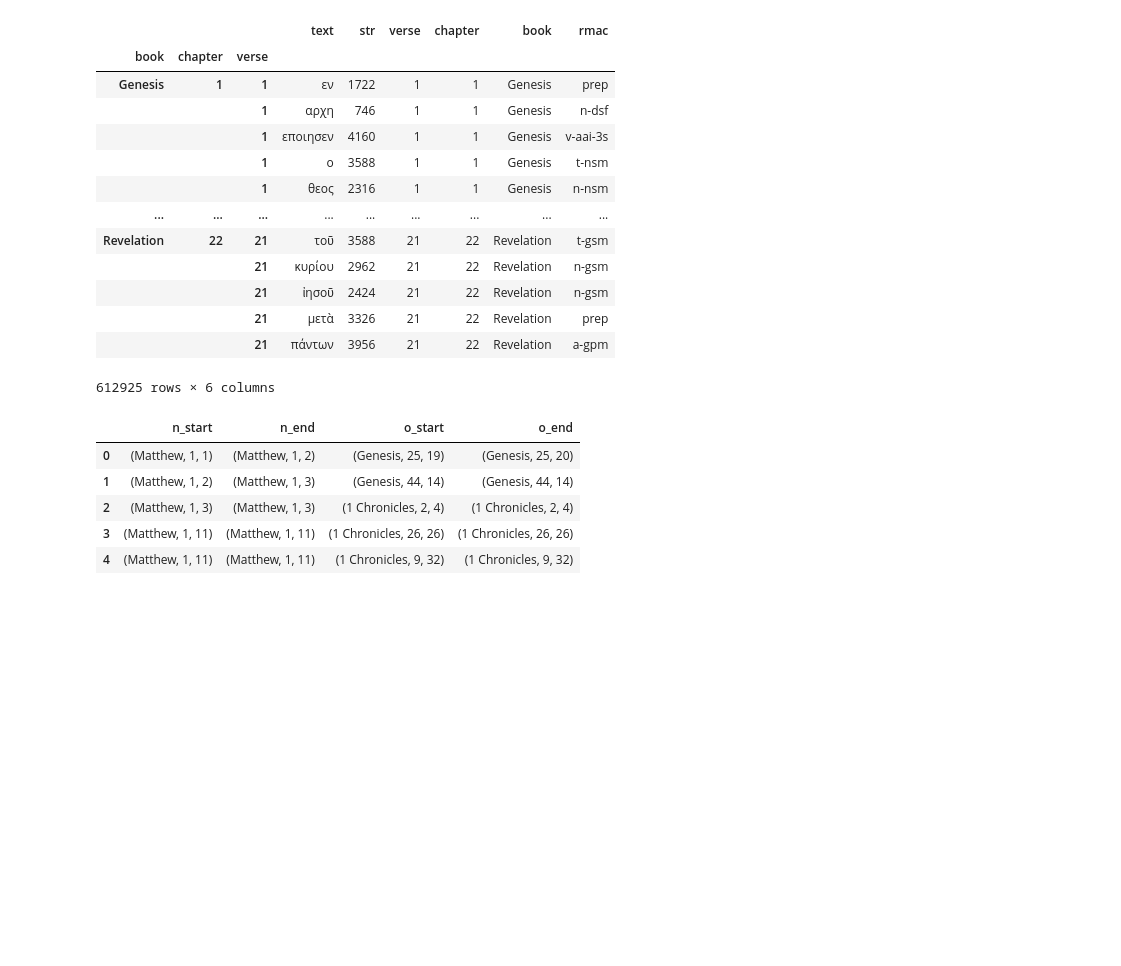
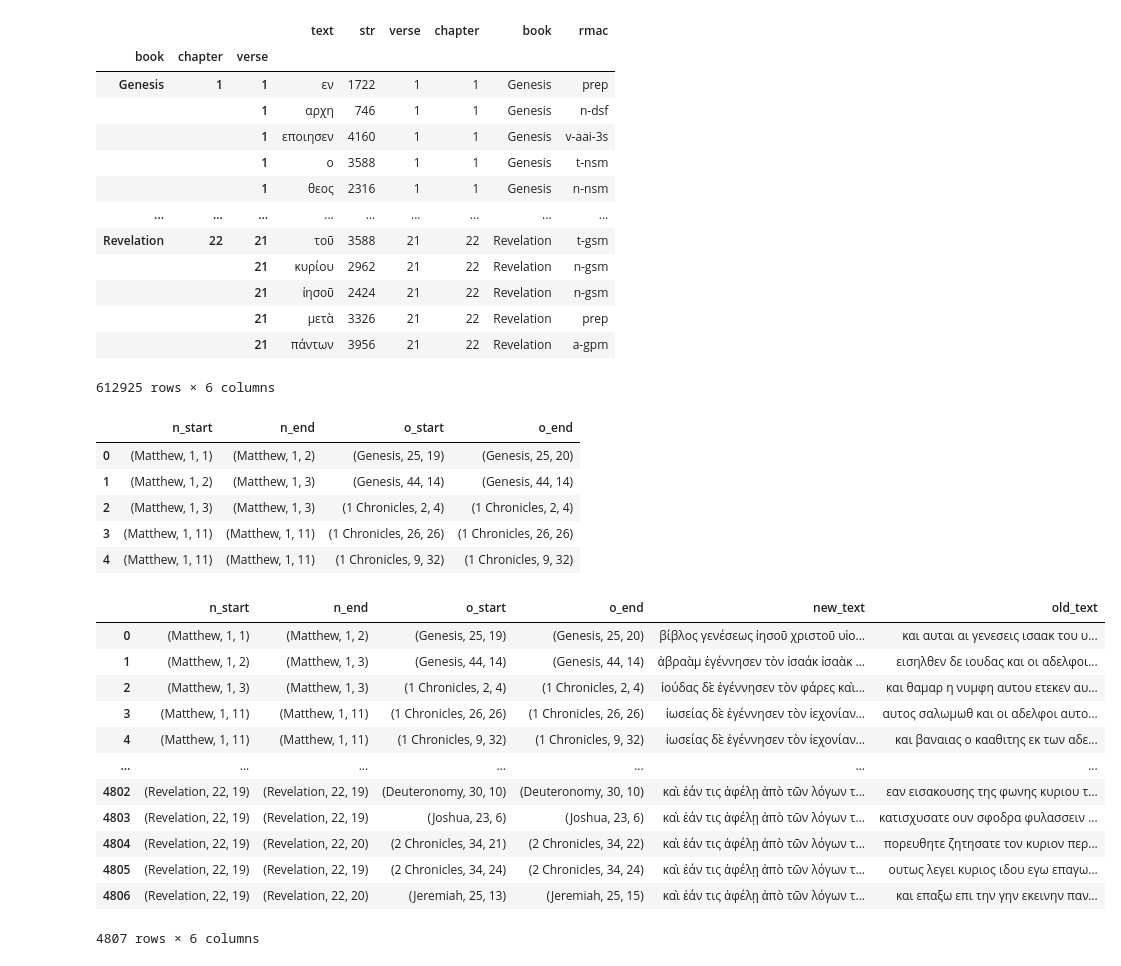
Before and after one commit to Tussky/Old-Testament-References, a Jupyter notebook: reference-analysis.ipynb, the cells around one changed output. Drawn from its saved outputs; the diff is of its cells as text; code cells hidden in the pictures; blank space fills up the shorter version.

```diff
--- a/reference-analysis.ipynb
+++ b/reference-analysis.ipynb
@@ -382,6 +382,22 @@ references2.head(5)
 # %%
 references2['new_text'] = references2.apply(lambda row: ' '.join(bible_by_verse[row['n_start']:row['n_end']]), axis=1)
 references2['old_text'] = references2.apply(lambda row: ' '.join(bible_by_verse[row['o_start']:row['o_end']]), axis=1)
+# %%
+references2
+# %% [output]
+|  | n_start | n_end | o_start | o_end | new_text | old_text |
+| 0 | (Matthew, 1, 1) | (Matthew, 1, 2) | (Genesis, 25, 19) | (Genesis, 25, 20) | βίβλος γενέσεως ἰησοῦ χριστοῦ υἱο... | και αυται αι γενεσεις ισαακ του υ... |
+| 1 | (Matthew, 1, 2) | (Matthew, 1, 3) | (Genesis, 44, 14) | (Genesis, 44, 14) | ἀβραὰμ ἐγέννησεν τὸν ἰσαάκ ἰσαὰκ ... | εισηλθεν δε ιουδας και οι αδελφοι... |
+| 2 | (Matthew, 1, 3) | (Matthew, 1, 3) | (1 Chronicles, 2, 4) | (1 Chronicles, 2, 4) | ἰούδας δὲ ἐγέννησεν τὸν φάρες καὶ... | και θαμαρ η νυμφη αυτου ετεκεν αυ... |
+| 3 | (Matthew, 1, 11) | (Matthew, 1, 11) | (1 Chronicles, 26, 26) | (1 Chronicles, 26, 26) | ἰωσείας δὲ ἐγέννησεν τὸν ἰεχονίαν... | αυτος σαλωμωθ και οι αδελφοι αυτο... |
+| 4 | (Matthew, 1, 11) | (Matthew, 1, 11) | (1 Chronicles, 9, 32) | (1 Chronicles, 9, 32) | ἰωσείας δὲ ἐγέννησεν τὸν ἰεχονίαν... | και βαναιας ο κααθιτης εκ των αδε... |
+| ... | ... | ... | ... | ... | ... | ... |
+| 4802 | (Revelation, 22, 19) | (Revelation, 22, 19) | (Deuteronomy, 30, 10) | (Deuteronomy, 30, 10) | καὶ ἐάν τις ἀφέλῃ ἀπὸ τῶν λόγων τ... | εαν εισακουσης της φωνης κυριου τ... |
+| 4803 | (Revelation, 22, 19) | (Revelation, 22, 19) | (Joshua, 23, 6) | (Joshua, 23, 6) | καὶ ἐάν τις ἀφέλῃ ἀπὸ τῶν λόγων τ... | κατισχυσατε ουν σφοδρα φυλασσειν ... |
+| 4804 | (Revelation, 22, 19) | (Revelation, 22, 20) | (2 Chronicles, 34, 21) | (2 Chronicles, 34, 22) | καὶ ἐάν τις ἀφέλῃ ἀπὸ τῶν λόγων τ... | πορευθητε ζητησατε τον κυριον περ... |
+| 4805 | (Revelation, 22, 19) | (Revelation, 22, 19) | (2 Chronicles, 34, 24) | (2 Chronicles, 34, 24) | καὶ ἐάν τις ἀφέλῃ ἀπὸ τῶν λόγων τ... | ουτως λεγει κυριος ιδου εγω επαγω... |
+| 4806 | (Revelation, 22, 19) | (Revelation, 22, 20) | (Jeremiah, 25, 13) | (Jeremiah, 25, 15) | καὶ ἐάν τις ἀφέλῃ ἀπὸ τῶν λόγων τ... | και επαξω επι την γην εκεινην παν... |
+4807 rows × 6 columns
 # %%
 with open('pickles/references2.pickle', 'wb') as f:
     pickle.dump(references2, f)
```
Also changed, not shown: 3 other files.
